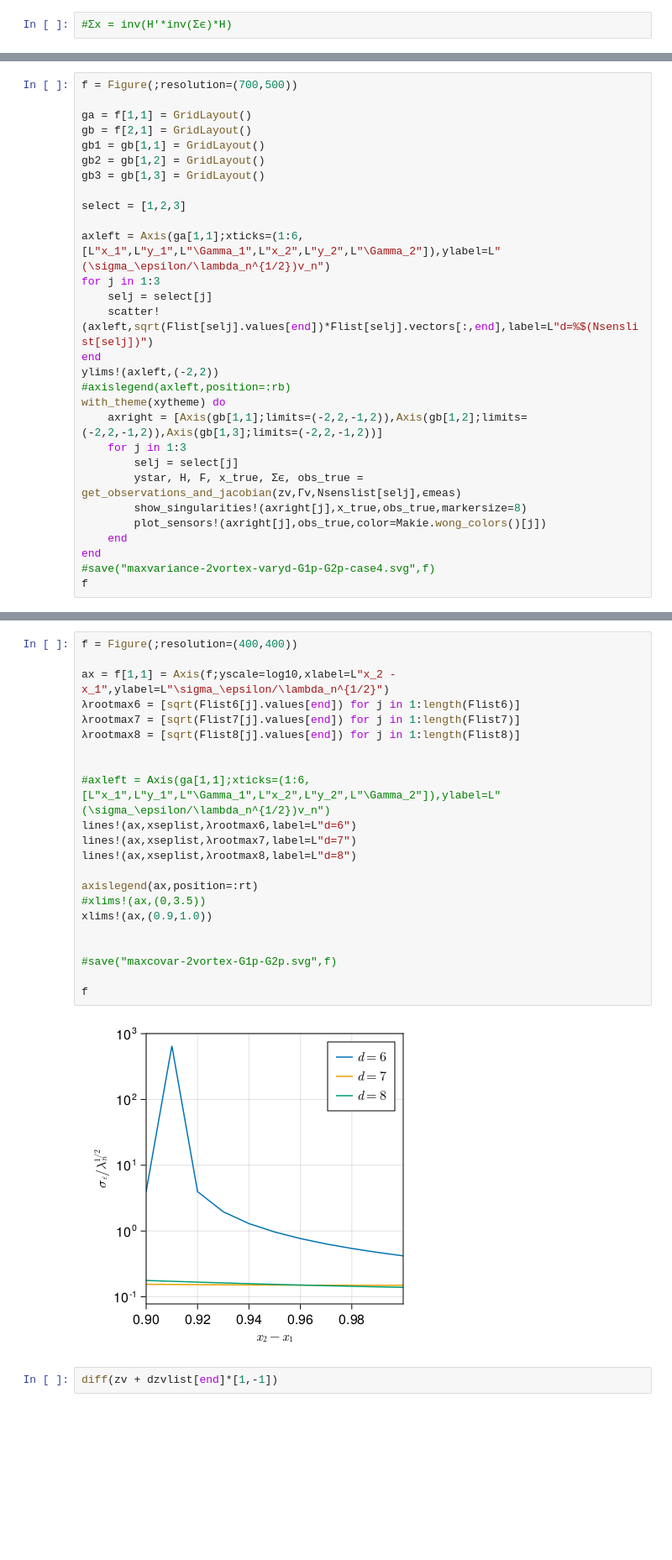
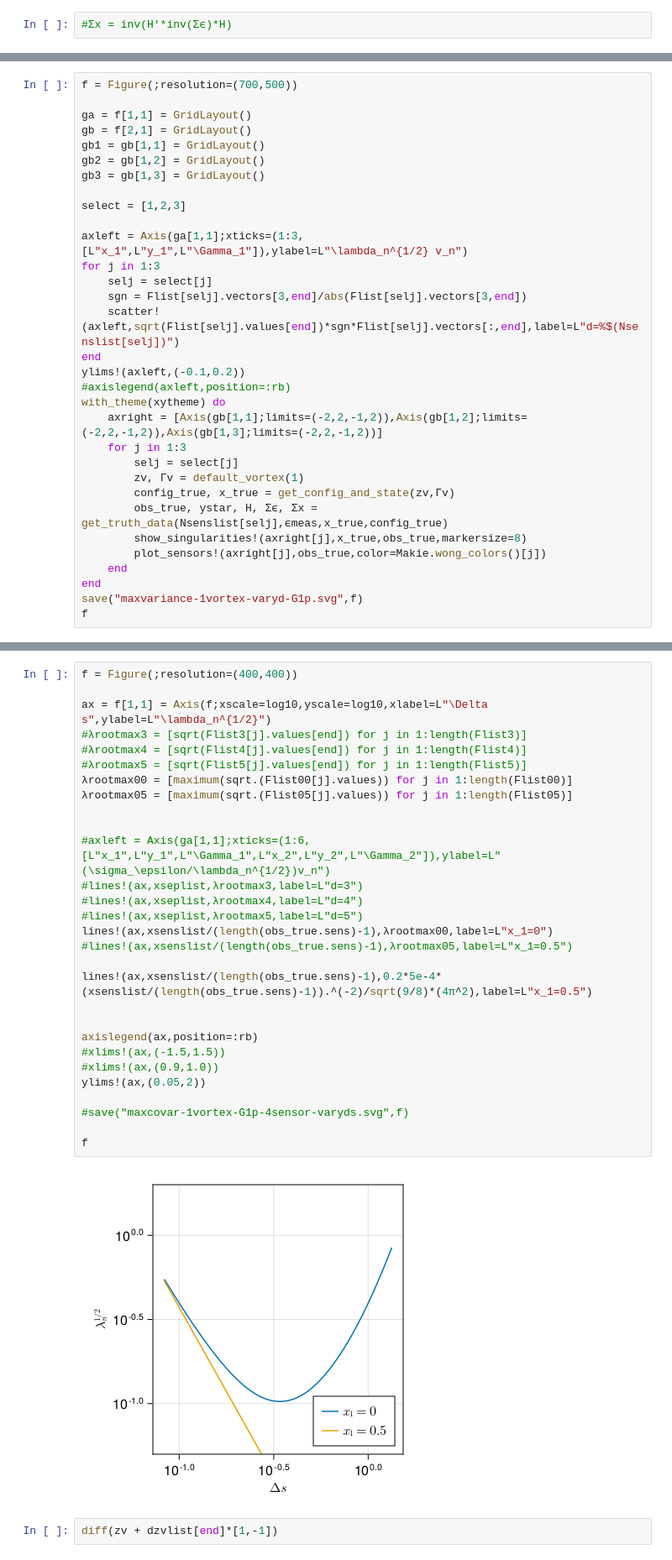
Before and after one commit to mleprovost/LowRankVortex.jl, a Jupyter notebook: stationary/Exploration of uncertainty ellipsoid in pressure inference.ipynb, the cells around one changed output, grey strips where cells are left out. Shown at 84% size. Saved outputs shown, nothing was run; the diff lists cells and outputs as text; blank space fills up the shorter version.

```diff
--- a/stationary/Exploration of uncertainty ellipsoid in pressure inference.ipynb
+++ b/stationary/Exploration of uncertainty ellipsoid in pressure inference.ipynb
@@ -179,22 +241,25 @@ gb3 = gb[1,3] = GridLayout()
 
 select = [1,2,3]
 
-axleft = Axis(ga[1,1];xticks=(1:6,[L"x_1",L"y_1",L"\Gamma_1",L"x_2",L"y_2",L"\Gamma_2"]),ylabel=L"(\sigma_\epsilon/\lambda_n^{1/2})v_n")
+axleft = Axis(ga[1,1];xticks=(1:3,[L"x_1",L"y_1",L"\Gamma_1"]),ylabel=L"\lambda_n^{1/2} v_n")
 for j in 1:3
     selj = select[j]
-    scatter!(axleft,sqrt(Flist[selj].values[end])*Flist[selj].vectors[:,end],label=L"d=%$(Nsenslist[selj])")
+    sgn = Flist[selj].vectors[3,end]/abs(Flist[selj].vectors[3,end])
+    scatter!(axleft,sqrt(Flist[selj].values[end])*sgn*Flist[selj].vectors[:,end],label=L"d=%$(Nsenslist[selj])")
 end
-ylims!(axleft,(-2,2))
+ylims!(axleft,(-0.1,0.2))
 #axislegend(axleft,position=:rb)
 with_theme(xytheme) do
     axright = [Axis(gb[1,1];limits=(-2,2,-1,2)),Axis(gb[1,2];limits=(-2,2,-1,2)),Axis(gb[1,3];limits=(-2,2,-1,2))]
     for j in 1:3
         selj = select[j]
-        ystar, H, F, x_true, Σϵ, obs_true = get_observations_and_jacobian(zv,Γv,Nsenslist[selj],ϵmeas)
+        zv, Γv = default_vortex(1)
+        config_true, x_true = get_config_and_state(zv,Γv)
+        obs_true, ystar, H, Σϵ, Σx = get_truth_data(Nsenslist[selj],ϵmeas,x_true,config_true)
         show_singularities!(axright[j],x_true,obs_true,markersize=8)
         plot_sensors!(axright[j],obs_true,color=Makie.wong_colors()[j])
     end
 end
-#save("maxvariance-2vortex-varyd-G1p-G2p-case4.svg",f)
+save("maxvariance-1vortex-varyd-G1p.svg",f)
 f
 # %% [output]
@@ -202,27 +307,34 @@ f
 # %%
 f = Figure(;resolution=(400,400))
 
-ax = f[1,1] = Axis(f;yscale=log10,xlabel=L"x_2 - x_1",ylabel=L"\sigma_\epsilon/\lambda_n^{1/2}")
-λrootmax6 = [sqrt(Flist6[j].values[end]) for j in 1:length(Flist6)]
-λrootmax7 = [sqrt(Flist7[j].values[end]) for j in 1:length(Flist7)]
-λrootmax8 = [sqrt(Flist8[j].values[end]) for j in 1:length(Flist8)]
+ax = f[1,1] = Axis(f;xscale=log10,yscale=log10,xlabel=L"\Delta s",ylabel=L"\lambda_n^{1/2}")
+#λrootmax3 = [sqrt(Flist3[j].values[end]) for j in 1:length(Flist3)]
+#λrootmax4 = [sqrt(Flist4[j].values[end]) for j in 1:length(Flist4)]
+#λrootmax5 = [sqrt(Flist5[j].values[end]) for j in 1:length(Flist5)]
+λrootmax00 = [maximum(sqrt.(Flist00[j].values)) for j in 1:length(Flist00)]
+λrootmax05 = [maximum(sqrt.(Flist05[j].values)) for j in 1:length(Flist05)]
 
 
 #axleft = Axis(ga[1,1];xticks=(1:6,[L"x_1",L"y_1",L"\Gamma_1",L"x_2",L"y_2",L"\Gamma_2"]),ylabel=L"(\sigma_\epsilon/\lambda_n^{1/2})v_n")
-lines!(ax,xseplist,λrootmax6,label=L"d=6")
-lines!(ax,xseplist,λrootmax7,label=L"d=7")
-lines!(ax,xseplist,λrootmax8,label=L"d=8")
+#lines!(ax,xseplist,λrootmax3,label=L"d=3")
+#lines!(ax,xseplist,λrootmax4,label=L"d=4")
+#lines!(ax,xseplist,λrootmax5,label=L"d=5")
+lines!(ax,xsenslist/(length(obs_true.sens)-1),λrootmax00,label=L"x_1=0")
+#lines!(ax,xsenslist/(length(obs_true.sens)-1),λrootmax05,label=L"x_1=0.5")
 
-axislegend(ax,position=:rt)
-#xlims!(ax,(0,3.5))
-xlims!(ax,(0.9,1.0))
+lines!(ax,xsenslist/(length(obs_true.sens)-1),0.2*5e-4*(xsenslist/(length(obs_true.sens)-1)).^(-2)/sqrt(9/8)*(4π^2),label=L"x_1=0.5")
 
 
-#save("maxcovar-2vortex-G1p-G2p.svg",f)
+axislegend(ax,position=:rb)
+#xlims!(ax,(-1.5,1.5))
+#xlims!(ax,(0.9,1.0))
+ylims!(ax,(0.05,2))
+
+#save("maxcovar-1vortex-G1p-4sensor-varyds.svg",f)
 
 f
 # %% [output]
-[figure, old version]
+[figure, new version]
 # %%
 diff(zv + dzvlist[end]*[1,-1])
 # %% [output]
```
Also changed, not shown: parts of 25 cells of this notebook, 7 other files.
